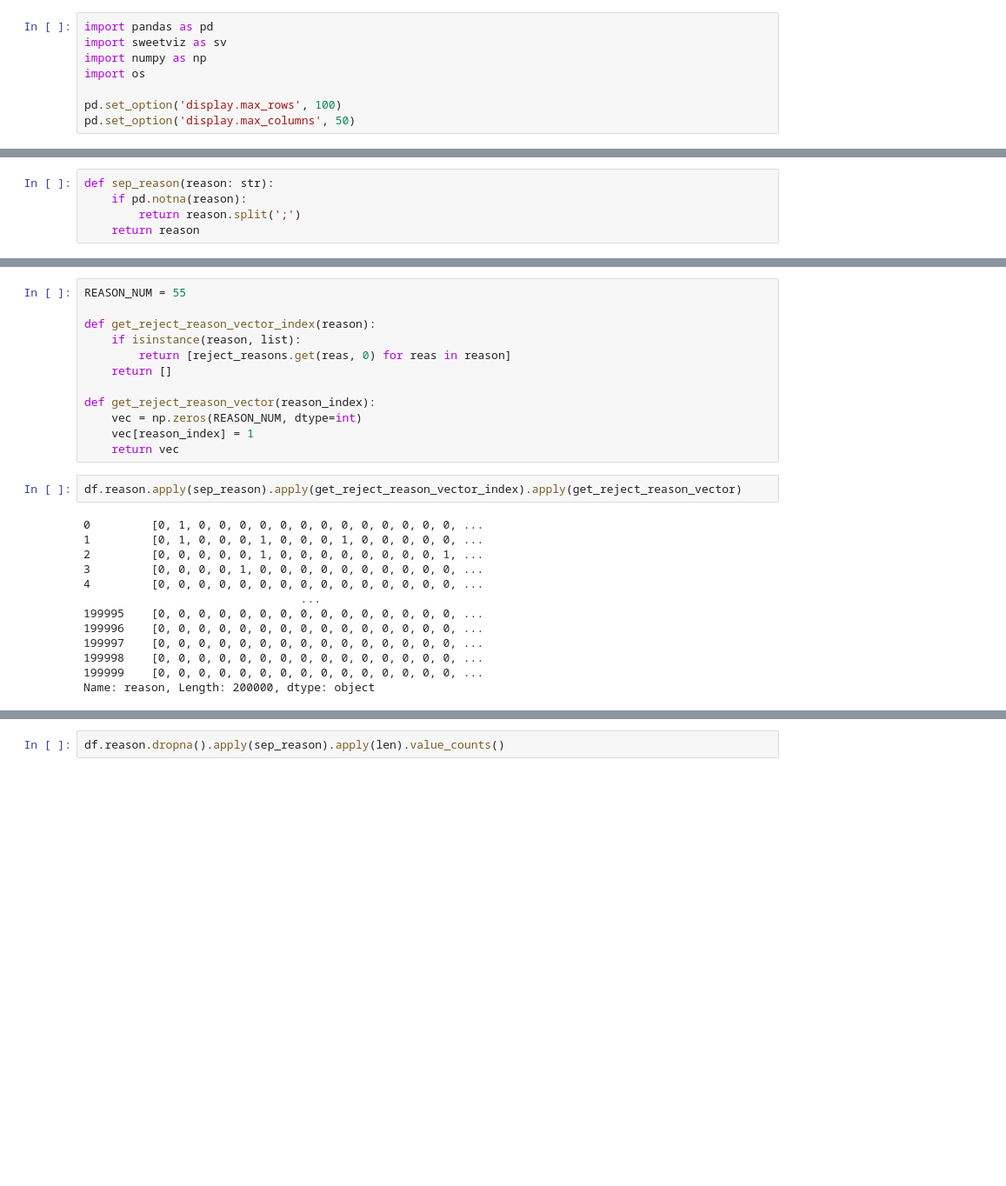
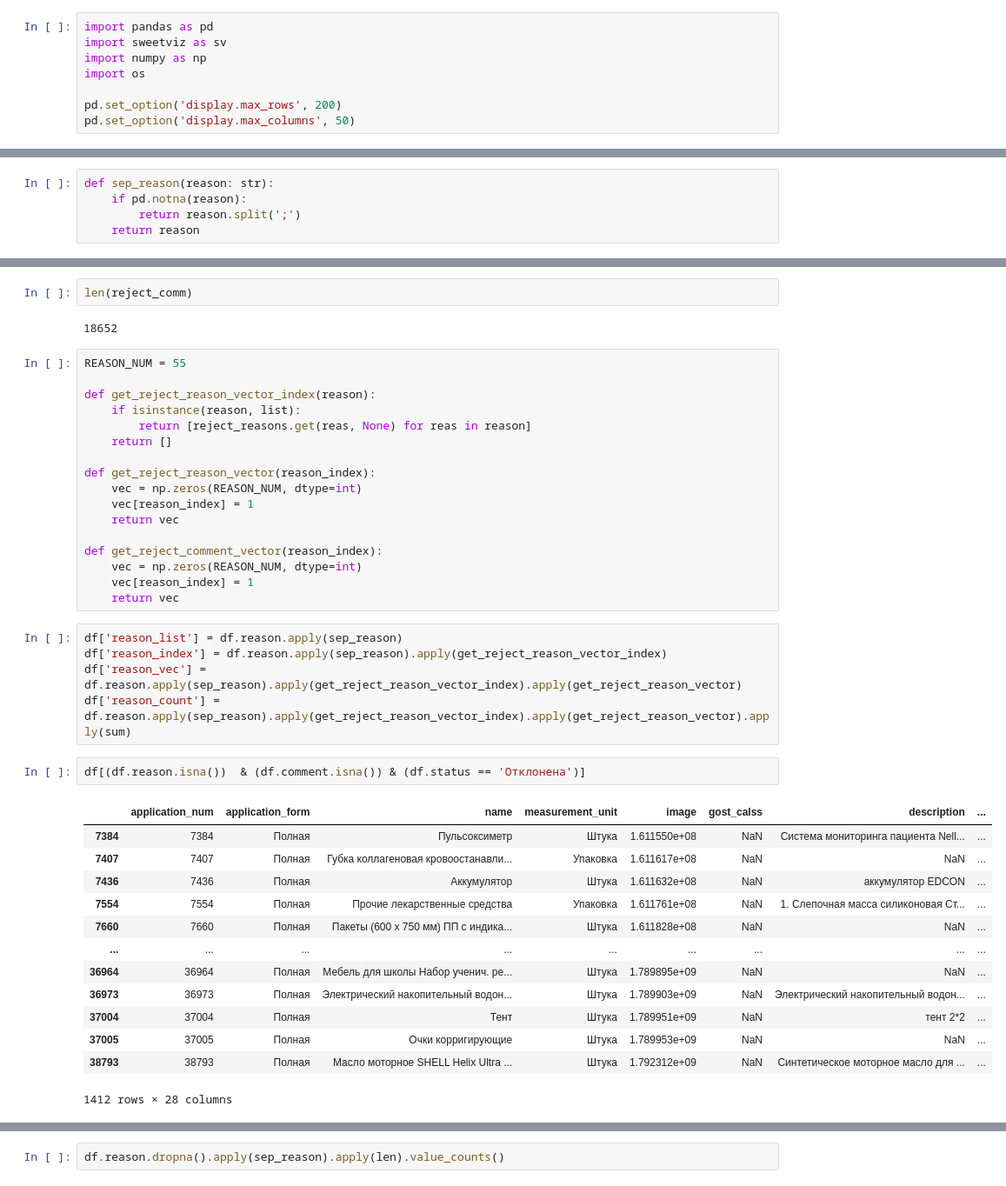
Before and after one commit to lo0op/tender_2021, a Jupyter notebook: notebooks/data_explore.ipynb, the cells around one changed output, grey strips where cells are left out. Shown at 87% size. Drawn from its saved outputs; the diff is of its cells as text; blank space fills up the shorter version.

```diff
--- a/notebooks/data_explore.ipynb
+++ b/notebooks/data_explore.ipynb
@@ -4,7 +4,7 @@ import sweetviz as sv
 import numpy as np
 import os
 
-pd.set_option('display.max_rows', 100)
+pd.set_option('display.max_rows', 200)
 pd.set_option('display.max_columns', 50)
 # %%
 data_path = os.path.join('..', 'data', 'SkuChangeRequests.csv')
@@ -31,27 +113,42 @@ reject_reasons = {rej: i for i, rej in  enumerate(reas.reason.value_counts().ind
+# %%
+len(reject_comm)
+# %% [output]
+18652
 # %%
 REASON_NUM = 55
 
 def get_reject_reason_vector_index(reason):
     if isinstance(reason, list):
-        return [reject_reasons.get(reas, 0) for reas in reason]
+        return [reject_reasons.get(reas, None) for reas in reason]
     return []
 
 def get_reject_reason_vector(reason_index):
     vec = np.zeros(REASON_NUM, dtype=int)
     vec[reason_index] = 1
     return vec
+
+def get_reject_comment_vector(reason_index):
+    vec = np.zeros(REASON_NUM, dtype=int)
+    vec[reason_index] = 1
+    return vec
 # %%
-df.reason.apply(sep_reason).apply(get_reject_reason_vector_index).apply(get_reject_reason_vector)
+df['reason_list'] = df.reason.apply(sep_reason)
+df['reason_index'] = df.reason.apply(sep_reason).apply(get_reject_reason_vector_index)
+df['reason_vec'] = df.reason.apply(sep_reason).apply(get_reject_reason_vector_index).apply(get_reject_reason_vector)
+df['reason_count'] = df.reason.apply(sep_reason).apply(get_reject_reason_vector_index).apply(get_reject_reason_vector).apply(sum)
-# %% [output]
-0         [0, 1, 0, 0, 0, 0, 0, 0, 0, 0, 0, 0, 0, 0, 0, ...
-1         [0, 1, 0, 0, 0, 1, 0, 0, 0, 1, 0, 0, 0, 0, 0, ...
-2         [0, 0, 0, 0, 0, 1, 0, 0, 0, 0, 0, 0, 0, 0, 1, ...
-3         [0, 0, 0, 0, 1, 0, 0, 0, 0, 0, 0, 0, 0, 0, 0, ...
-4         [0, 0, 0, 0, 0, 0, 0, 0, 0, 0, 0, 0, 0, 0, 0, ...
-                                ...
-199995    [0, 0, 0, 0, 0, 0, 0, 0, 0, 0, 0, 0, 0, 0, 0, ...
-199996    [0, 0, 0, 0, 0, 0, 0, 0, 0, 0, 0, 0, 0, 0, 0, ...
-199997    [0, 0, 0, 0, 0, 0, 0, 0, 0, 0, 0, 0, 0, 0, 0, ...
-199998    [0, 0, 0, 0, 0, 0, 0, 0, 0, 0, 0, 0, 0, 0, 0, ...
-199999    [0, 0, 0, 0, 0, 0, 0, 0, 0, 0, 0, 0, 0, 0, 0, ...
-Name: reason, Length: 200000, dtype: object
+# %%
+df[(df.reason.isna())  & (df.comment.isna()) & (df.status == 'Отклонена')]
+# %% [output]
+|  | application_num | application_form | name | measurement_unit | image | gost_calss | description | ... |
+| 7384 | 7384 | Полная | Пульсоксиметр | Штука | 1.611550e+08 | NaN | Система мониторинга пациента Nell... | ... |
+| 7407 | 7407 | Полная | Губка коллагеновая кровоостанавли... | Упаковка | 1.611617e+08 | NaN | NaN | ... |
+| 7436 | 7436 | Полная | Аккумулятор | Штука | 1.611632e+08 | NaN | аккумулятор EDCON | ... |
+| 7554 | 7554 | Полная | Прочие лекарственные средства | Упаковка | 1.611761e+08 | NaN | 1. Слепочная масса силиконовая Ст... | ... |
+| 7660 | 7660 | Полная | Пакеты (600 х 750 мм) ПП с индика... | Штука | 1.611828e+08 | NaN | NaN | ... |
+| ... | ... | ... | ... | ... | ... | ... | ... | ... |
+| 36964 | 36964 | Полная | Мебель для школы Набор ученич. ре... | Штука | 1.789895e+09 | NaN | NaN | ... |
+| 36973 | 36973 | Полная | Электрический накопительный водон... | Штука | 1.789903e+09 | NaN | Электрический накопительный водон... | ... |
+| 37004 | 37004 | Полная | Тент | Штука | 1.789951e+09 | NaN | тент 2*2 | ... |
+| 37005 | 37005 | Полная | Очки корригирующие | Штука | 1.789953e+09 | NaN | NaN | ... |
+| 38793 | 38793 | Полная | Масло моторное SHELL Helix Ultra ... | Штука | 1.792312e+09 | NaN | Синтетическое моторное масло для ... | ... |
+1412 rows × 28 columns
```
Also changed, not shown: parts of 9 cells of this notebook.
